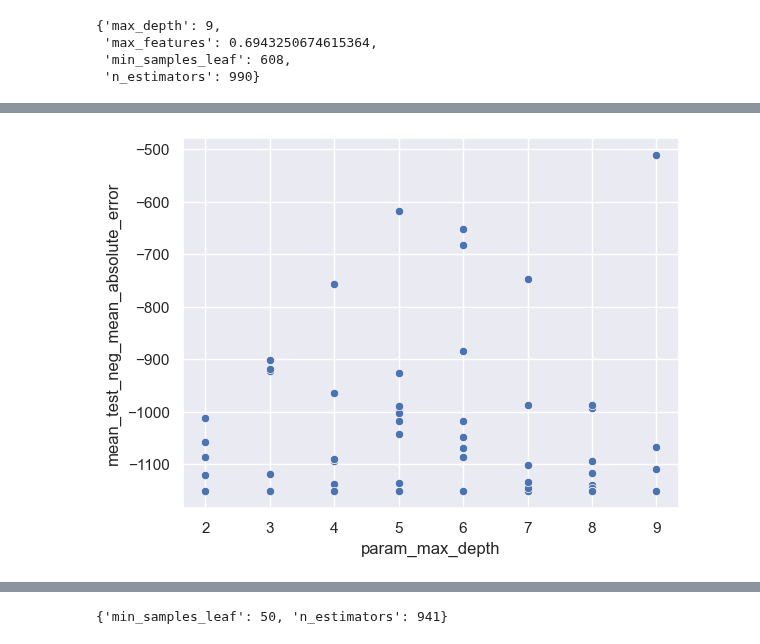
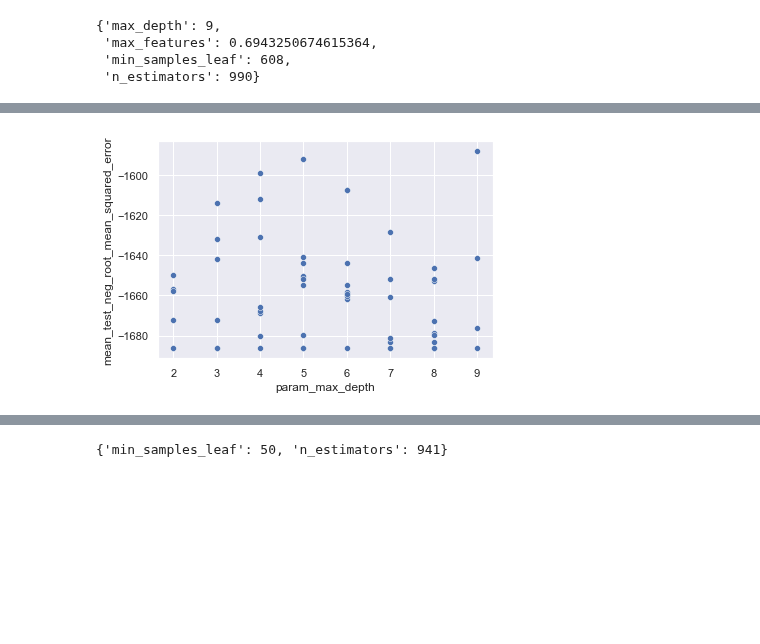
Before and after one commit to zjbrown0689/Solar-Panel-Capstone, a Jupyter notebook: notebooks/model_development.ipynb, the cells around one changed output, grey strips where cells are left out. Cells and saved outputs as stored; diff of their text form; code cells hidden in the pictures; blank space fills up the shorter version.

```diff
--- a/notebooks/model_development.ipynb
+++ b/notebooks/model_development.ipynb
@@ -137,10 +127,10 @@ print(mean_absolute_error(y_te, y_pred))
 # %% [markdown]
 As expected, OLS produces a big improvement over the dummy regressors. I'll take a look at ridge regression to see if it will generate a better model.
 # %%
-parameters = {'alpha': sp_randFloat(40,800)}
+parameters = {'alpha': sp_randFloat(0.10,40)}
 ridge = Ridge(random_state = 12)
 ridge_reg = RandomizedSearchCV(ridge, parameters,scoring=['neg_root_mean_squared_error', 'neg_mean_absolute_error'],\
-                               refit='neg_mean_absolute_error', n_iter=60, cv=5)
+                               refit='neg_root_mean_squared_error', n_iter=60, cv=5)
 random_ridge = ridge_reg.fit(x_tr, y_tr)
 random_ridge.best_params_
 # %% [output]
@@ -192,10 +182,10 @@ print(mean_absolute_error(y_te, y_pred))
 # %% [markdown]
 So ridge regression performs almost the exact same as OLS, good to know. Next I'll identify the best alpha for a lasso regression to compare that against the OLS and ridge models.
 # %%
-parameters = {'alpha': sp_randFloat(1,20)}
+parameters = {'alpha': sp_randFloat(0.01,5)}
 lasso = linear_model.Lasso(random_state = 12)
 rand = RandomizedSearchCV(lasso, parameters, scoring=['neg_root_mean_squared_error', 'neg_mean_absolute_error'],\
-                          refit='neg_mean_absolute_error', n_iter=60, cv=5, random_state=0)
+                          refit='neg_root_mean_squared_error', n_iter=60, cv=5, random_state=0)
 rand_lasso = rand.fit(x_tr, y_tr)
 rand_lasso.best_params_
 # %% [output]
@@ -250,7 +240,7 @@ parameters = {'n_estimators': sp_randInt(10,1000),
              }
 forest = RandomForestRegressor(n_jobs=-1, random_state=12)
 forest_reg = RandomizedSearchCV(forest, parameters, scoring=['neg_root_mean_squared_error', 'neg_mean_absolute_error'],\
-                                refit='neg_mean_absolute_error', n_iter=60, cv=5, random_state=12)
+                                refit='neg_root_mean_squared_error', n_iter=60, cv=5, random_state=12)
 rand_forest = forest_reg.fit(x_tr, y_tr)
 rand_forest.best_params_
 # %% [output]
@@ -272,6 +274,6 @@ rand_forest_params.head()
 # %%
-sns.scatterplot(data=rand_forest_params, x='param_max_depth', y='mean_test_neg_mean_absolute_error')
+sns.scatterplot(data=rand_forest_params, x='param_max_depth', y='mean_test_neg_root_mean_squared_error')
 plt.show()
 # %% [output]
-[figure, old version]
+[figure, new version]
 # %%
```
Also changed, not shown: parts of 39 cells of this notebook, 1 other file.
